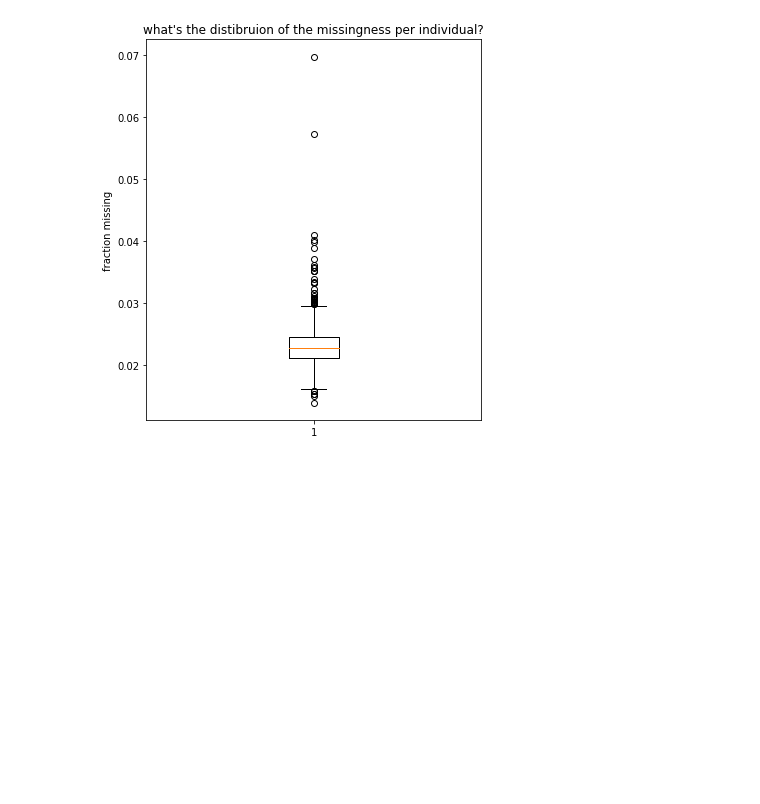
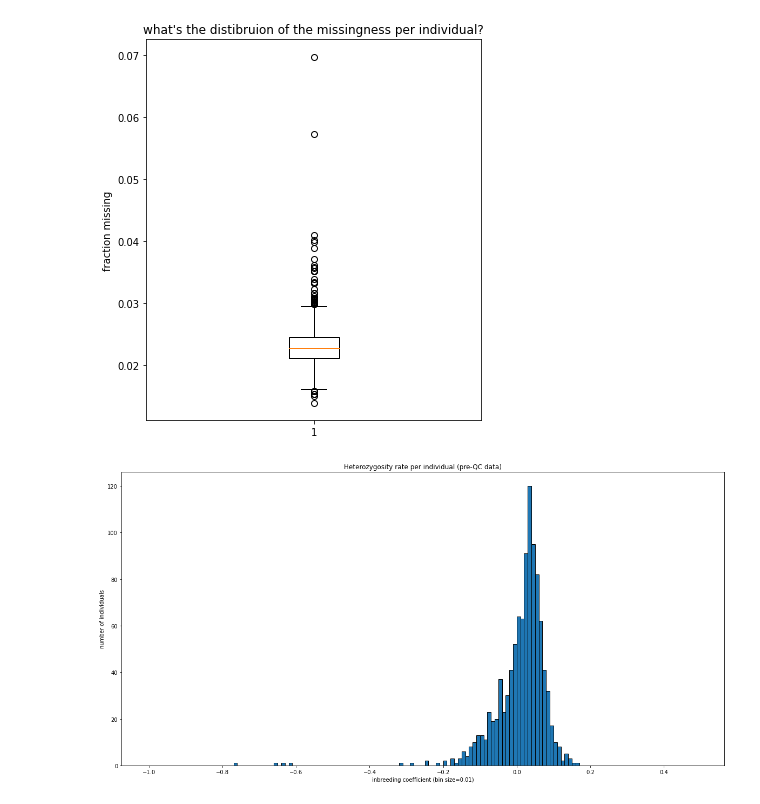
Before and after one commit to acostauribe/QC_TANGL-hg38, a Jupyter notebook: preQC_general_analysis.ipynb, the cells around one changed output. Saved outputs shown, nothing was run; the diff lists cells and outputs as text; code cells hidden in the pictures; blank space fills up the shorter version.

```diff
--- a/preQC_general_analysis.ipynb
+++ b/preQC_general_analysis.ipynb
@@ -432,7 +456,7 @@ for chr in chromosomes:
 # %%
 # How many individuals are there in the dataset? How does the mean depth look like per individual?
 notebook_path = os.path.abspath("preQC_general_analysis.ipynb")
-indiv_depth_file_path = os.path.join(os.path.dirname(notebook_path), name+".PRE-QC.idepth")
+indiv_depth_file_path = os.path.join(os.path.dirname(notebook_path), "data/" + name + ".PRE-QC.idepth")
 
 indiv_mean_depth = {}
 
@@ -645,3 +669,23 @@ plt.show()
 [figure]
 0.588726
 [figure]
+# %%
+# Look at the measure of heterozygosity, the inbreeding coefficient (F)
+notebook_path = os.path.abspath("preQC_general_analysis.ipynb")
+indiv_het_path = os.path.join(os.path.dirname(notebook_path), "data/" + name + ".PRE-QC.het")
+
+f_list = []
+with open(indiv_het_path, 'r') as f:
+    f.readline()   # skip header
+    for line in f:
+        indiv, f_coeff = line.split('\t')[0], float(line.strip().split('\t')[-1])
+        f_list.append(f_coeff)
+
+r = np.arange(-1,0.5, 0.01)
+plt.hist(f_list, bins=r, edgecolor='black')
+plt.xlabel('inbreeding coefficient (bin size=0.01)')
+plt.ylabel('number of individuals')
+plt.title('Heterozygosity rate per individual (pre-QC data)')
+plt.show()
+# %% [output]
+[figure, added]
```
Also changed, not shown: parts of 9 cells of this notebook.
